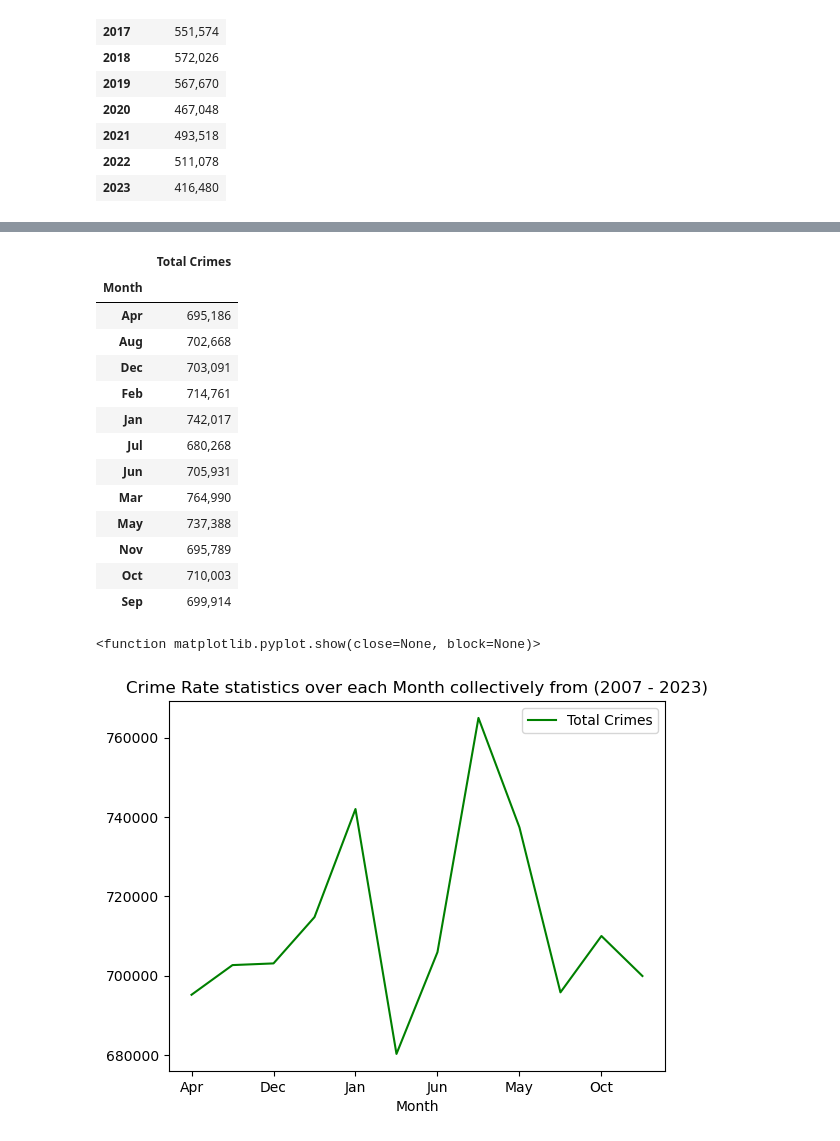
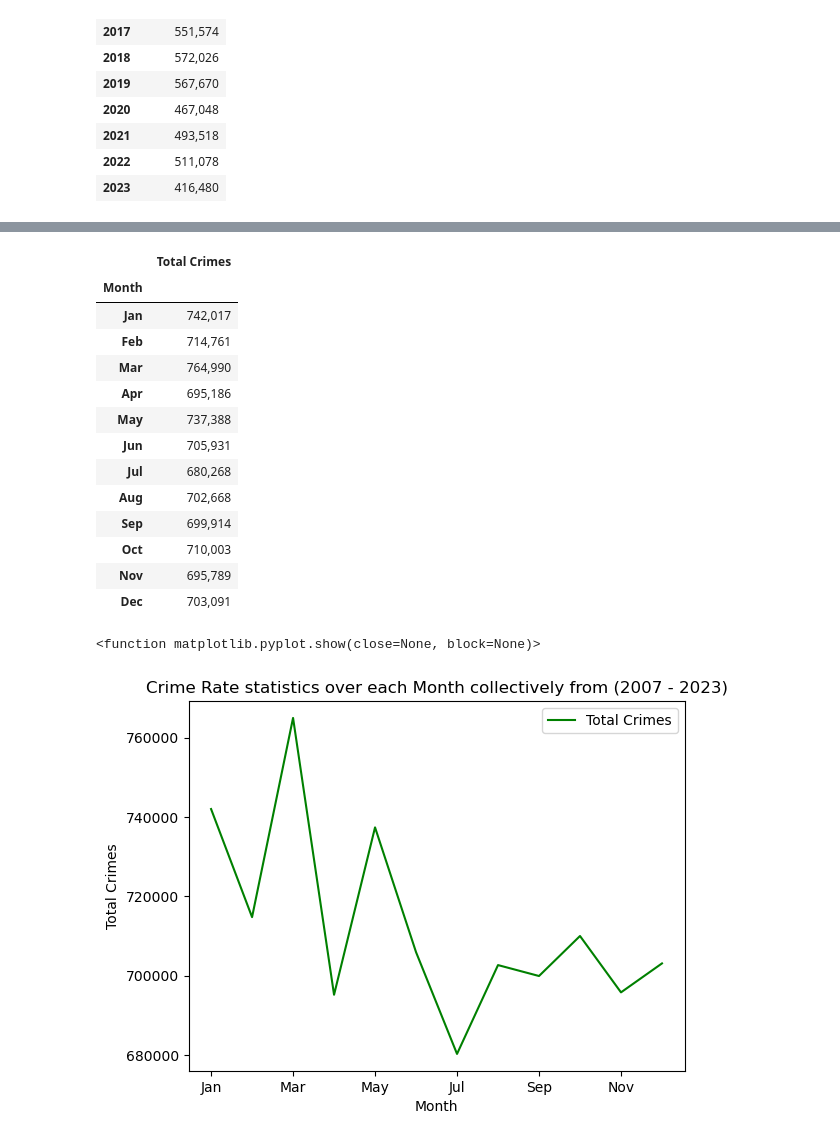
Before and after one commit to DrishP98/Project-1-, a Jupyter notebook: analysis-2.ipynb, the cells around one changed output, grey strips where cells are left out. Cells and saved outputs as stored; diff of their text form; code cells hidden in the pictures.

```diff
--- a/analysis-2.ipynb
+++ b/analysis-2.ipynb
@@ -178,29 +180,36 @@ total_crimes_months_df.sum(axis=1)
 # Create a Total Crime column
 total_crimes_months_df['Total Crimes'] = total_crimes_months_df.sum(axis=1)
 
-# Format Column and print results
-months_df = total_crimes_months_df.loc[:,['Total Crimes']].head(17).style.format("{:,.0f}")
+new_order = ['Jan', 'Feb', 'Mar', 'Apr', 'May', 'Jun', 'Jul', 'Aug', 'Sep', 'Oct', 'Nov', 'Dec']
+total_crimes_months_df = total_crimes_months_df.reindex(new_order, axis=0)
+
+# Format Column and rows
+months_df = total_crimes_months_df.loc[:,['Total Crimes']].head(12).style.format("{:,.0f}")
+
 months_df
 # %% [output]
 |  | Total Crimes |
 | Month |  |
+| Jan | 742,017 |
+| Feb | 714,761 |
+| Mar | 764,990 |
 | Apr | 695,186 |
+| May | 737,388 |
+| Jun | 705,931 |
+| Jul | 680,268 |
 | Aug | 702,668 |
+| Sep | 699,914 |
+| Oct | 710,003 |
+| Nov | 695,789 |
 | Dec | 703,091 |
-| Feb | 714,761 |
-| Jan | 742,017 |
-| Jul | 680,268 |
-| Jun | 705,931 |
-| Mar | 764,990 |
-| May | 737,388 |
-| Nov | 695,789 |
-| Oct | 710,003 |
-| Sep | 699,914 |
 # %%
-month_line = total_crimes_months_df.plot(kind='line', color='green', y='Total Crimes', title=("Crime Rate statistics over each Month collectively from (2007 - 2023)"))
-year_line.set_ylabel('Total Crimes')
-year_line.set_xlabel('Year')
+# Create line graph of results
+month_plt = total_crimes_months_df.plot(kind='line', color='green', y='Total Crimes', title=("Crime Rate statistics over each Month collectively from (2007 - 2023)"))
+month_plt.set_ylabel('Total Crimes')
+month_plt.set_xlabel('Month')
+# month_plt.xticks(np.arange(min(Month), max(Months)+1, 1.0))
+month_plt.legend(loc="best")
 plt.show
 # %% [output]
 <function matplotlib.pyplot.show(close=None, block=None)>
-[figure, old version]
+[figure, new version]
```
Also changed, not shown: parts of 5 cells of this notebook.
